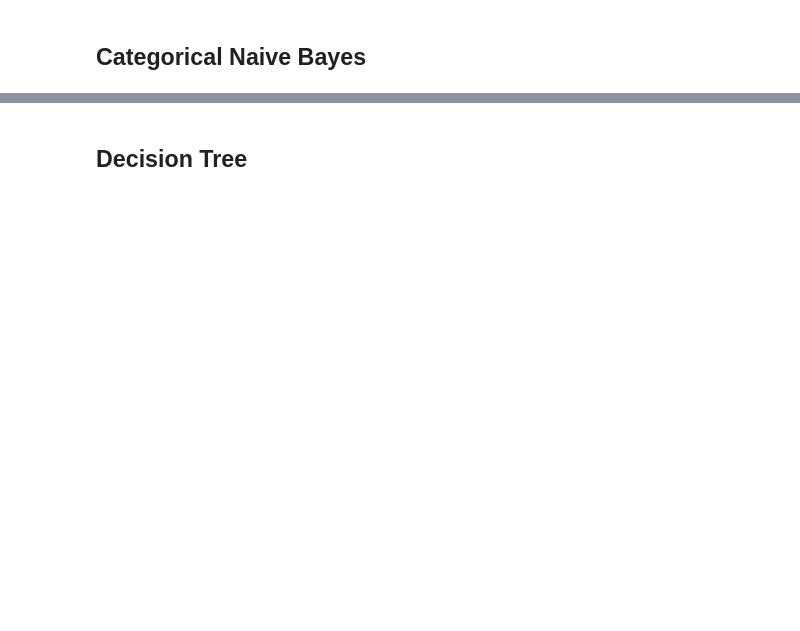
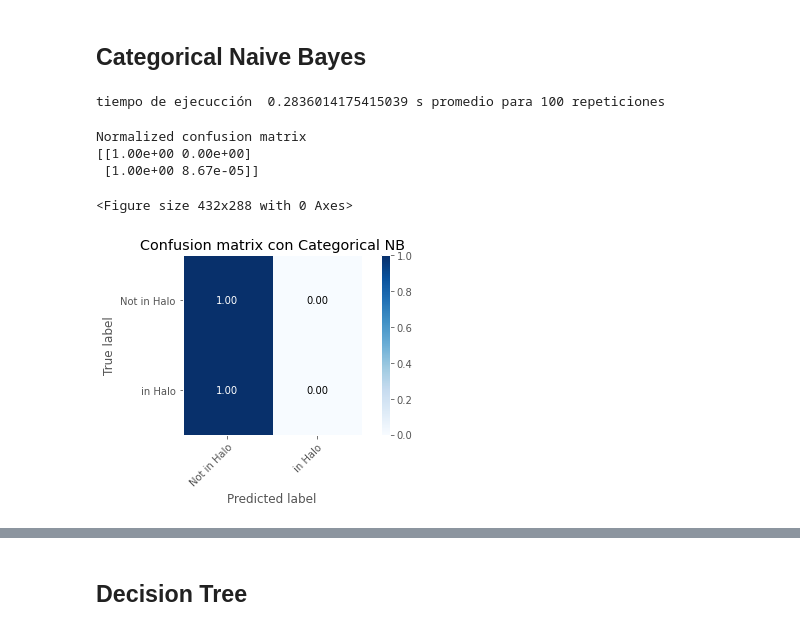
Before and after one commit to igomezv/ANN_Nbody, a Jupyter notebook: classificationAlgorithms_Particles_z23.ipynb, the cells around one changed output, grey strips where cells are left out. Cells and saved outputs as stored; diff of their text form; code cells hidden in the pictures; blank space fills up the shorter version.

```diff
--- a/classificationAlgorithms_Particles_z23.ipynb
+++ b/classificationAlgorithms_Particles_z23.ipynb
@@ -498,22 +579,26 @@ inicio = time.time()
 
 # Código a medir
 for j in range(100):
-    y_pred = cat.fit(X_train_sc, y_trainf).predict(X_test_sc)
+    y_pred = cat.fit(X_train_minmax, y_train).predict(X_test_minmax)
 # -------------
 
 fin = time.time()
 print("tiempo de ejecucción ",(fin-inicio)/100, "s promedio para 100 repeticiones")
 
-y_pred = cat.fit(X_train_sc, y_train).predict(X_test_sc)
+y_pred = cat.fit(X_train_minmax, y_train).predict(X_test_minmax)
+# %% [output]
+tiempo de ejecucción  0.2836014175415039 s promedio para 100 repeticiones
 # %%
 # Plot non-normalized confusion matrix
 plt.figure()
 plot_confusion_matrix(y_test, y_pred, classes=class_names, normalize = True,
                       title='Confusion matrix con Categorical NB')
 plt.grid(False)
 plt.show()
-
-r_probs = [0 for _ in range(len(y_test))]
-rf_probs = cat.predict_proba(X_test_sc)
-rf_probs = rf_probs[:, 1]
+# %% [output]
+Normalized confusion matrix
+[[1.00e+00 0.00e+00]
+ [1.00e+00 8.67e-05]]
+<Figure size 432x288 with 0 Axes>
+[figure, added]
 # %%
```
Also changed, not shown: parts of 34 cells of this notebook.
